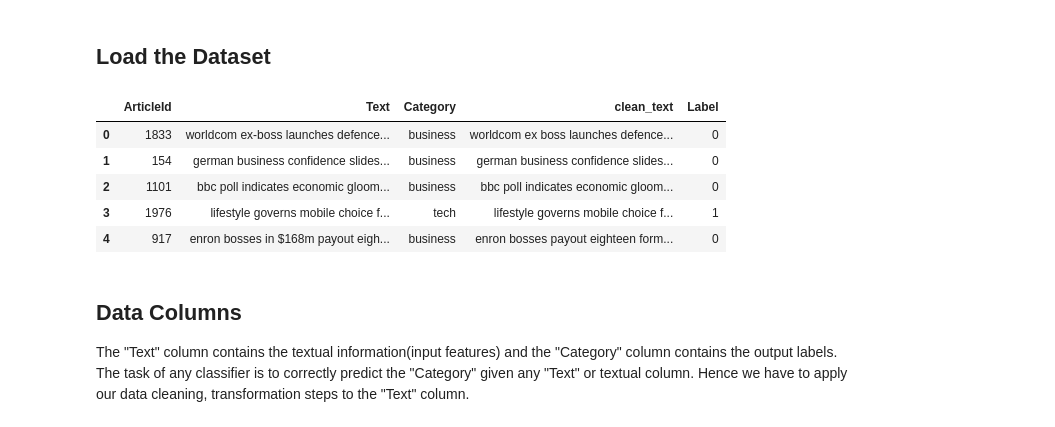
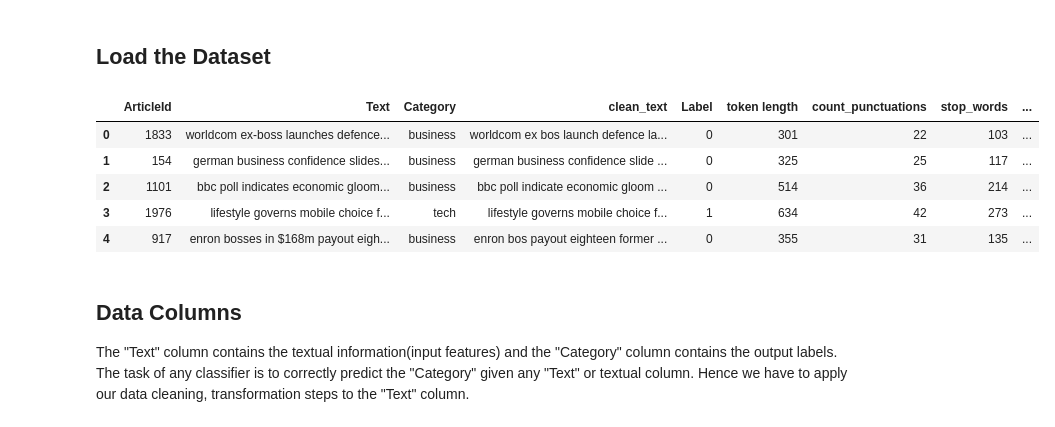
Before and after one commit to Rahul-404/bbc-news-sorting, a Jupyter notebook: notebooks/02_Exploratoty_Data_Analysis.ipynb, the cells around one changed output. Drawn from its saved outputs; the diff is of its cells as text; code cells hidden in the pictures.

```diff
--- a/notebooks/02_Exploratoty_Data_Analysis.ipynb
+++ b/notebooks/02_Exploratoty_Data_Analysis.ipynb
@@ -21,15 +21,15 @@ import numpy as np
 DATA_PATH = os.path.join(os.getcwd(), "data")
 # print(DATA_PATH)
 # %%
-train_df = pd.read_csv(os.path.join(DATA_PATH, "train_clean_data.csv"))
+train_df = pd.read_csv(os.path.join(DATA_PATH, "train_data_cleaned.csv"))
 train_df.head()
 # %% [output]
-|  | ArticleId | Text | Category | clean_text | Label |
-| 0 | 1833 | worldcom ex-boss launches defence... | business | worldcom ex boss launches defence... | 0 |
-| 1 | 154 | german business confidence slides... | business | german business confidence slides... | 0 |
-| 2 | 1101 | bbc poll indicates economic gloom... | business | bbc poll indicates economic gloom... | 0 |
-| 3 | 1976 | lifestyle governs mobile choice f... | tech | lifestyle governs mobile choice f... | 1 |
-| 4 | 917 | enron bosses in $168m payout eigh... | business | enron bosses payout eighteen form... | 0 |
+|  | ArticleId | Text | Category | clean_text | Label | token length | count_punctuations | stop_words | ... |
+| 0 | 1833 | worldcom ex-boss launches defence... | business | worldcom ex bos launch defence la... | 0 | 301 | 22 | 103 | ... |
+| 1 | 154 | german business confidence slides... | business | german business confidence slide ... | 0 | 325 | 25 | 117 | ... |
+| 2 | 1101 | bbc poll indicates economic gloom... | business | bbc poll indicate economic gloom ... | 0 | 514 | 36 | 214 | ... |
+| 3 | 1976 | lifestyle governs mobile choice f... | tech | lifestyle governs mobile choice f... | 1 | 634 | 42 | 273 | ... |
+| 4 | 917 | enron bosses in $168m payout eigh... | business | enron bos payout eighteen former ... | 0 | 355 | 31 | 135 | ... |
 # %% [markdown]
 ## Data Columns
 
```
Also changed, not shown: parts of 17 cells of this notebook.
